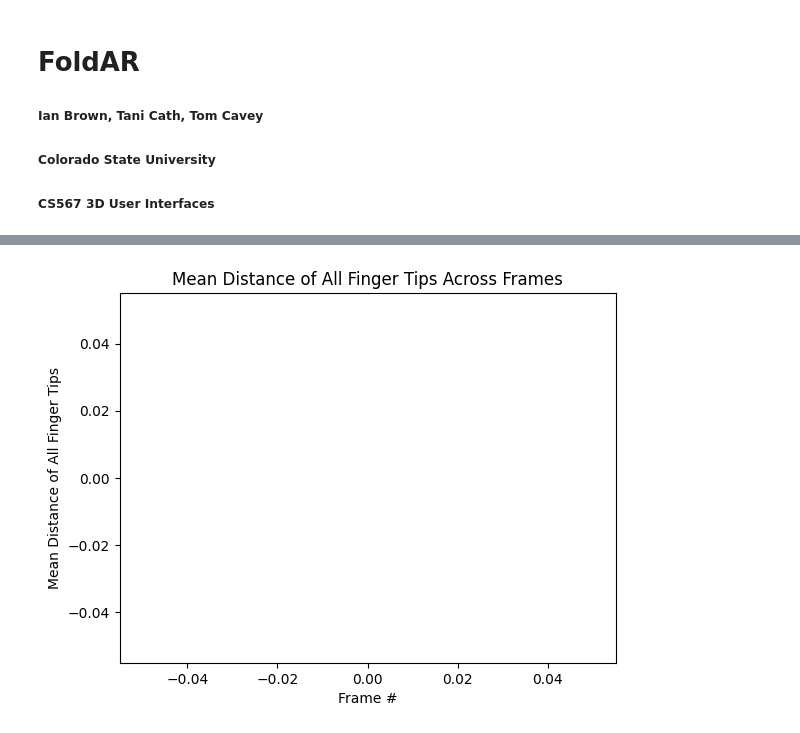
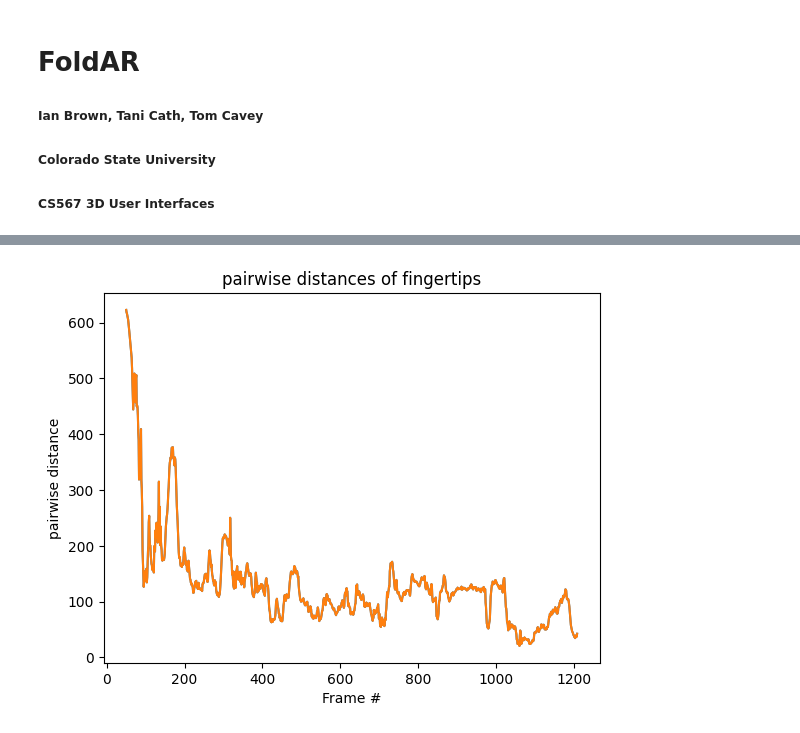
Before and after one commit to csu-hci-projects/FA23-FoldAR-Step-by-step-Instructions-for-Folding-Paper-Models-in-AR, a Jupyter notebook: FoldAR_Analysis.ipynb, the cells around one changed output, grey strips where cells are left out. Saved outputs shown, nothing was run; the diff lists cells and outputs as text; code cells hidden in the pictures.

```diff
--- a/FoldAR_Analysis.ipynb
+++ b/FoldAR_Analysis.ipynb
@@ -186,20 +186,32 @@ plt.show()
-# %%
-just_the_tips = [
-    'thumbTip.x', 'thumbTip.y', 'thumbTip2.x', 'thumbTip2.y',
-    'indexTip.x', 'indexTip.y', 'indexTip2.x', 'indexTip2.y',
-    'middleTip.x', 'middleTip.y', 'middleTip2.x', 'middleTip2.y',
-    'ringTip.x', 'ringTip.y', 'ringTip2.x', 'ringTip2.y',
-    'littleTip.x', 'littleTip.y', 'littleTip2.x', 'littleTip2.y'
-]
-
-# mean distance for only finger tips
-df['allTips.mean_distance'] = np.sqrt(df[just_the_tips].diff(axis=1, periods=2)[::2]**2 +
-                                      df[just_the_tips].diff(axis=1, periods=2)[1::2]**2).mean(axis=1)
-
-plt.plot(df['frame'], df['allTips.mean_distance'], marker='o', linestyle='-', color='b')
-plt.xlabel('Frame #')
-plt.ylabel('Mean Distance of All Finger Tips')
-plt.title('Mean Distance of All Finger Tips Across Frames')
-plt.show()
-# %% [output]
-[figure, removed]
+# %%
+# read and remove starting and ending frames from CSV
+# (this contains the starting and ending positions of the experiment)
+df = pd.read_csv('sessionData-200_7-0.csv')
+df = df[50:-55]
+
+# strip any whitespace from columns and data
+df.columns = df.columns.str.strip()
+df = df.applymap(lambda x: x.strip() if isinstance(x, str) else x)
+
+# columns to plot
+fingertip_columns = ['littleTip', 'littleTip2']
+
+# pairwise euclidean distances (using fingertips)
+for fingertip1 in fingertip_columns:
+    for fingertip2 in fingertip_columns:
+        if fingertip1 != fingertip2:
+            df[f'{fingertip1}_{fingertip2}_distance'] = np.sqrt((df[f'{fingertip1}.x'] - df[f'{fingertip2}.x'])**2 +
+                                                                (df[f'{fingertip1}.y'] - df[f'{fingertip2}.y'])**2)
+#plots
+for fingertip1 in fingertip_columns:
+    for fingertip2 in fingertip_columns:
+        if fingertip1 != fingertip2:
+            distance_column = f'{fingertip1}_{fingertip2}_distance'
+            plt.plot(df['frame'], df[distance_column], label=f'{fingertip1} to {fingertip2}')
+
+plt.xlabel('Frame #')
+plt.ylabel('pairwise distance')
+plt.title('pairwise distances of fingertips')
+plt.show()
+# %% [output]
+[figure, added]
```
Also changed, not shown: parts of 3 cells of this notebook.
